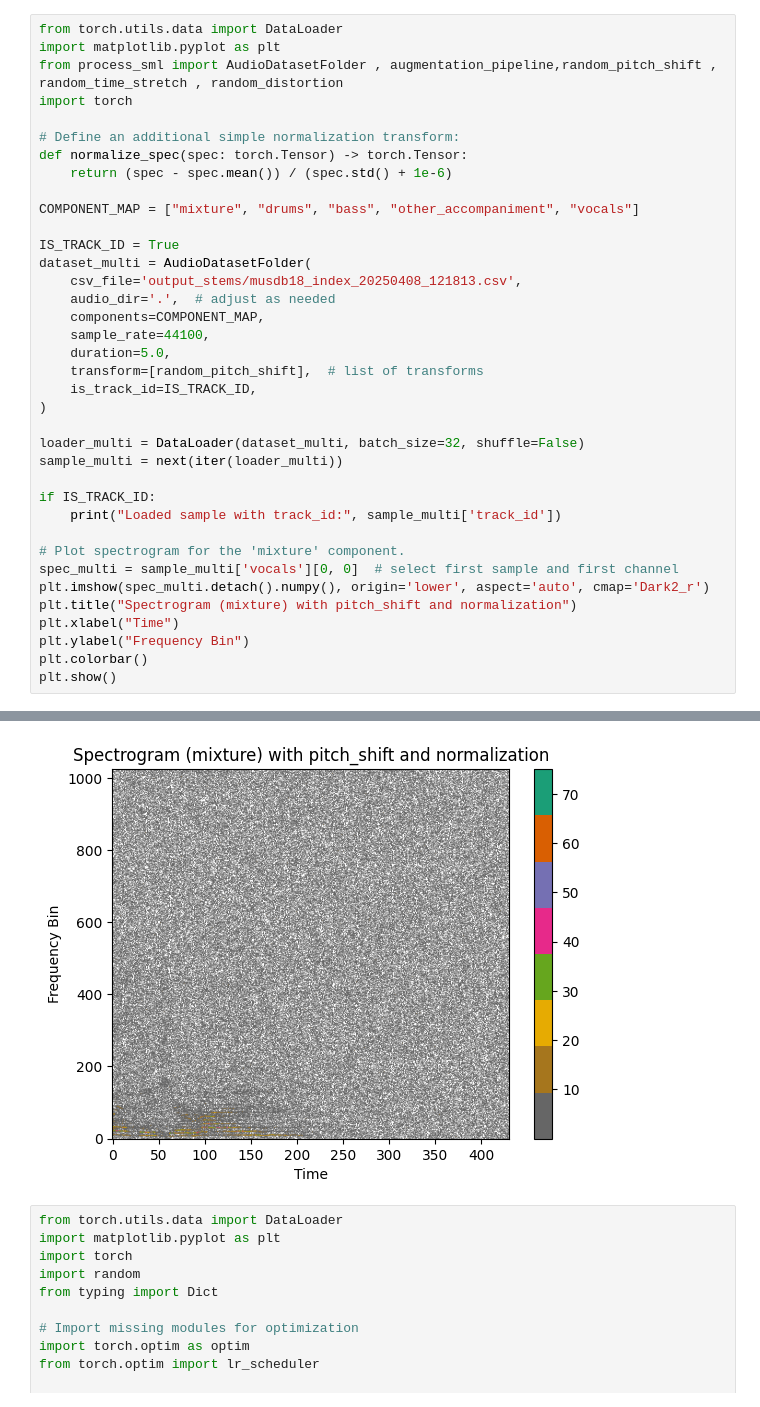
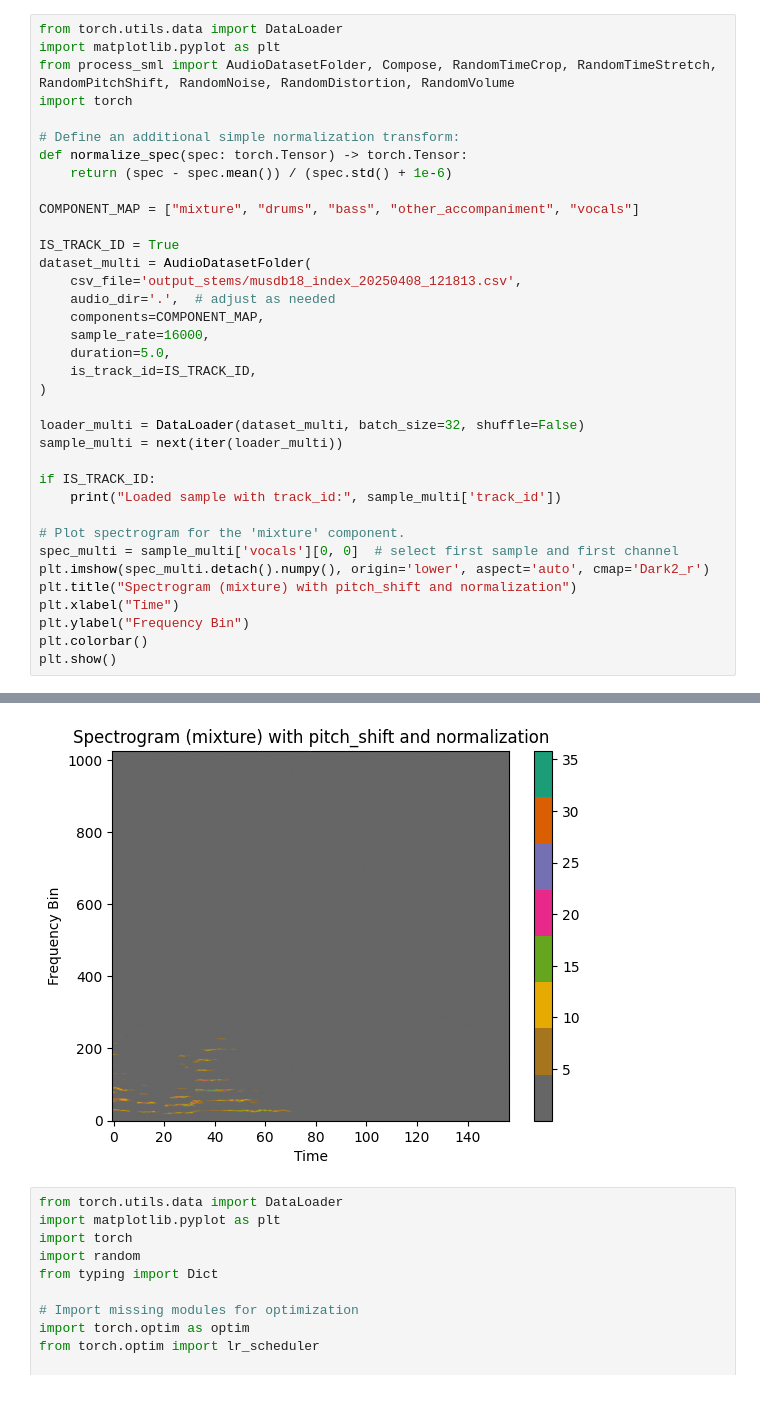
Before and after one commit to Nirab123456/music-style-trans, a Jupyter notebook: sp-m18.ipynb, the cells around one changed output, grey strips where cells are left out. Drawn from its saved outputs; the diff is of its cells as text.

```diff
--- a/sp-m18.ipynb
+++ b/sp-m18.ipynb
@@ -1,43 +1,42 @@
 # %%
 from torch.utils.data import DataLoader
 import matplotlib.pyplot as plt
-from process_sml import AudioDatasetFolder , augmentation_pipeline,random_pitch_shift , random_time_stretch , random_distortion
+from process_sml import AudioDatasetFolder, Compose, RandomTimeCrop, RandomTimeStretch, RandomPitchShift, RandomNoise, RandomDistortion, RandomVolume
 import torch
 
 # Define an additional simple normalization transform:
 def normalize_spec(spec: torch.Tensor) -> torch.Tensor:
     return (spec - spec.mean()) / (spec.std() + 1e-6)
 
 COMPONENT_MAP = ["mixture", "drums", "bass", "other_accompaniment", "vocals"]
 
 IS_TRACK_ID = True
 dataset_multi = AudioDatasetFolder(
     csv_file='output_stems/musdb18_index_20250408_121813.csv',
     audio_dir='.',  # adjust as needed
     components=COMPONENT_MAP,
-    sample_rate=44100,
+    sample_rate=16000,
     duration=5.0,
-    transform=[random_pitch_shift],  # list of transforms
     is_track_id=IS_TRACK_ID,
 )
 
 loader_multi = DataLoader(dataset_multi, batch_size=32, shuffle=False)
 sample_multi = next(iter(loader_multi))
 
 if IS_TRACK_ID:
     print("Loaded sample with track_id:", sample_multi['track_id'])
 
 # Plot spectrogram for the 'mixture' component.
 spec_multi = sample_multi['vocals'][0, 0]  # select first sample and first channel
 plt.imshow(spec_multi.detach().numpy(), origin='lower', aspect='auto', cmap='Dark2_r')
 plt.title("Spectrogram (mixture) with pitch_shift and normalization")
 plt.xlabel("Time")
 plt.ylabel("Frequency Bin")
 plt.colorbar()
 plt.show()
 # %% [output]
 Loaded sample with track_id: ['19316957-7db5-435d-b0e5-3c99332ee329', 'ef5cd3d2-434c-4862-8d9c-afc3ea754669', '71cba3d5-f7a7-4e81-9294-e7845e3795d7', 'e7136c5f-2ab4-41fb-b76c-b4d2b5f120cc', 'f0813014- ...
-[figure, old version]
+[figure, new version]
 # %%
 from torch.utils.data import DataLoader
 import matplotlib.pyplot as plt
```
Also changed, not shown: parts of 5 cells of this notebook, 3 other files.
